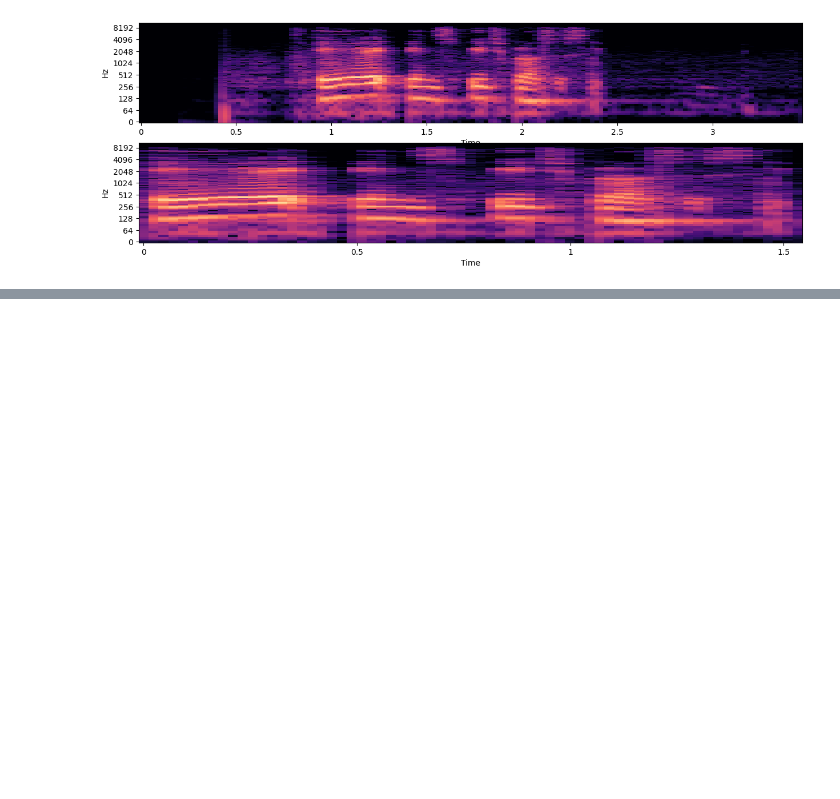
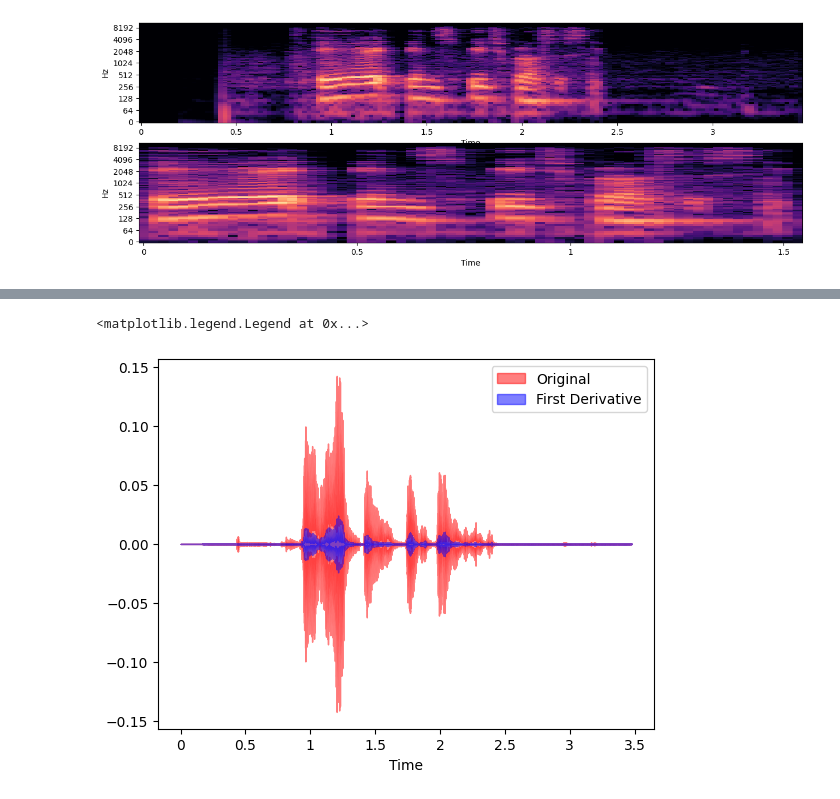
Before and after one commit to TwinNeutrons/AI-in-Speech-Processing, a Jupyter notebook: Lab.ipynb, the cells around one changed output, grey strips where cells are left out. Cells and saved outputs as stored; diff of their text form; code cells hidden in the pictures; blank space fills up the shorter version.

```diff
--- a/Lab.ipynb
+++ b/Lab.ipynb
@@ -96,0 +100,9 @@ img2 = librosa.display.specshow(S_db2, x_axis='time',ax=ax[1], y_axis='log')
+# %%
+first_derivative = librosa.feature.delta(y)
+fig, ax = plt.subplots(nrows=1, sharex=True)
+librosa.display.waveshow(y, sr=sr, alpha=0.5, color='r',ax=ax, label='Original')
+librosa.display.waveshow(first_derivative, alpha=0.5, color='b',ax=ax, label='First Derivative')
+ax.legend()
+# %% [output]
+<matplotlib.legend.Legend at 0x...>
+[figure, added]
```
Also changed, not shown: parts of 9 cells of this notebook.
